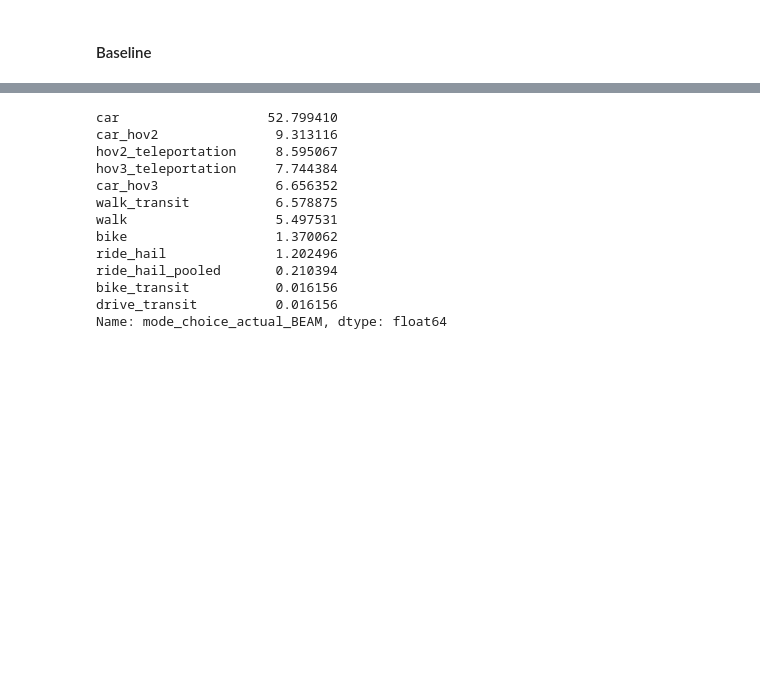
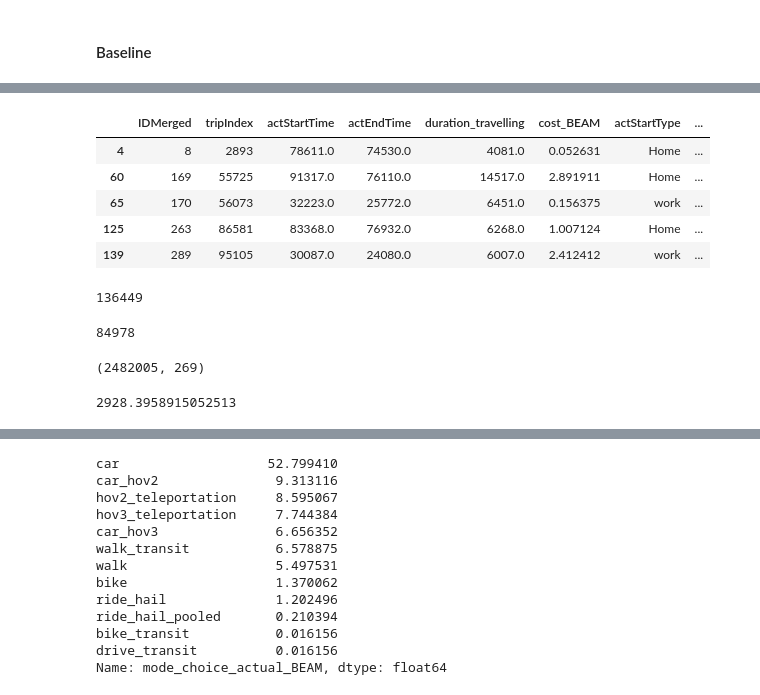
Before and after one commit to LBNL-UCB-STI/beam-core-analysis, a Jupyter notebook: Users/Nazanin/Stacked_Person_Trip_Dataset-Ridehail_price_recalibrated.ipynb, the cells around one changed output, grey strips where cells are left out. Saved outputs shown, nothing was run; the diff lists cells and outputs as text; code cells hidden in the pictures; blank space fills up the shorter version.

```diff
--- a/Users/Nazanin/Stacked_Person_Trip_Dataset-Ridehail_price_recalibrated.ipynb
+++ b/Users/Nazanin/Stacked_Person_Trip_Dataset-Ridehail_price_recalibrated.ipynb
@@ -143,0 +67,25 @@ Name: fuelGasoline, dtype: float64
+# %%
+sfbase[(sfbase['mode_choice_actual_BEAM'] != 'walk') & (sfbase['duration_walking'] > 3600)].head()
+# %% [output]
+|  | IDMerged | tripIndex | actStartTime | actEndTime | duration_travelling | cost_BEAM | actStartType | ... |
+| 4 | 8 | 2893 | 78611.0 | 74530.0 | 4081.0 | 0.052631 | Home | ... |
+| 60 | 169 | 55725 | 91317.0 | 76110.0 | 14517.0 | 2.891911 | Home | ... |
+| 65 | 170 | 56073 | 32223.0 | 25772.0 | 6451.0 | 0.156375 | work | ... |
+| 125 | 263 | 86581 | 83368.0 | 76932.0 | 6268.0 | 1.007124 | Home | ... |
+| 139 | 289 | 95105 | 30087.0 | 24080.0 | 6007.0 | 2.412412 | work | ... |
+# %%
+len(sfbase[sfbase['mode_choice_actual_BEAM'] == 'walk'])
+# %% [output]
+136449
+# %%
+len(sfbase[sfbase['duration_walking'] > 3600])
+# %% [output]
+84978
+# %%
+sfbase.shape
+# %% [output]
+(2482005, 269)
+# %%
+sfbase[sfbase['mode_choice_actual_BEAM'] == 'walk']['duration_walking'].mean()
+# %% [output]
+2928.3958915052513
```
Also changed, not shown: parts of 46 cells of this notebook, 1 other file.
